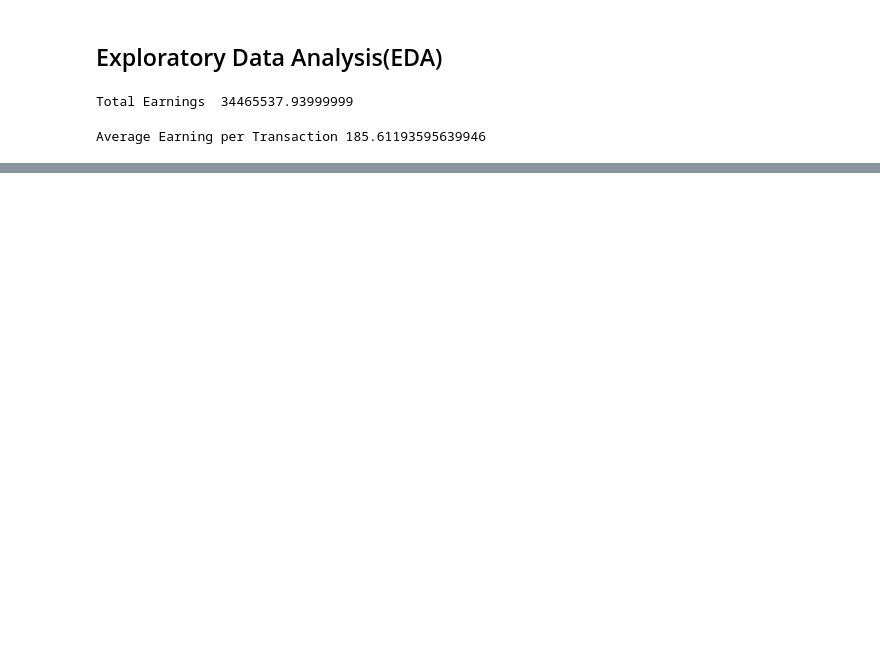
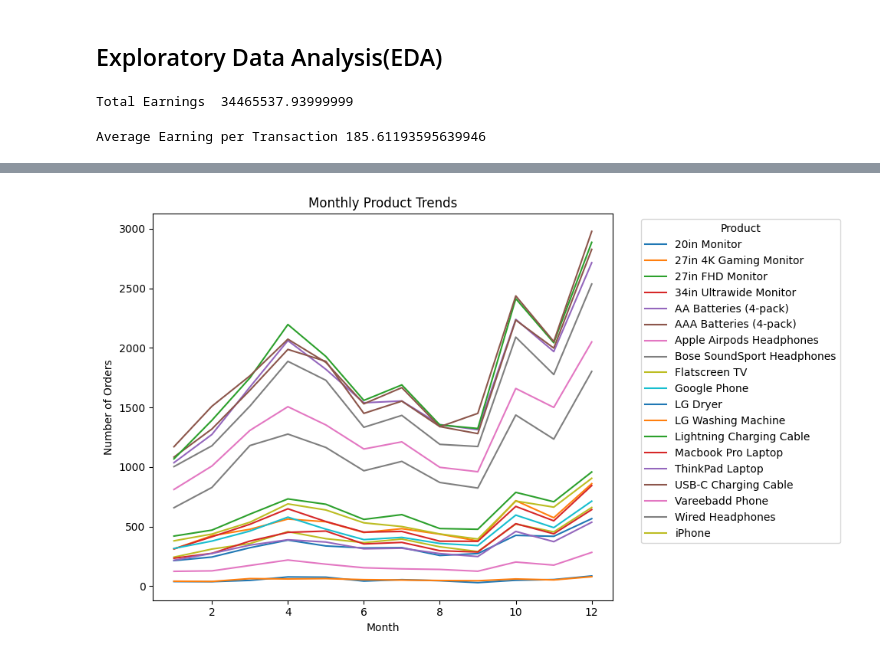
Before and after one commit to Hansil-Chapadiya/DataScience_MachineLearning, a Jupyter notebook: DSAndML/Jupyternotebook/SalesDataAnalysis.ipynb, the cells around one changed output, grey strips where cells are left out. Drawn from its saved outputs; the diff is of its cells as text; code cells hidden in the pictures; blank space fills up the shorter version.

```diff
--- a/DSAndML/Jupyternotebook/SalesDataAnalysis.ipynb
+++ b/DSAndML/Jupyternotebook/SalesDataAnalysis.ipynb
@@ -127,0 +163,16 @@ Average Earning per Transaction 185.61193595639946
+# %%
+df['Month'] = df['Order Date'].dt.month
+
+# Group by both 'Month' and 'Product' to get counts
+monthly_trends = df.groupby(['Month', 'Product']).size().unstack(fill_value=0)
+
+# Plotting
+monthly_trends.plot(kind='line', figsize=(10, 6))
+plt.title('Monthly Product Trends')
+plt.xlabel('Month')
+plt.ylabel('Number of Orders')
+plt.legend(title='Product', bbox_to_anchor=(1.05, 1), loc='upper left')  # Move the legend outside
+plt.tight_layout()  # To ensure that the plot is not cut off
+plt.show()
+# %% [output]
+[figure, added]
```
Also changed, not shown: parts of 5 cells of this notebook.
